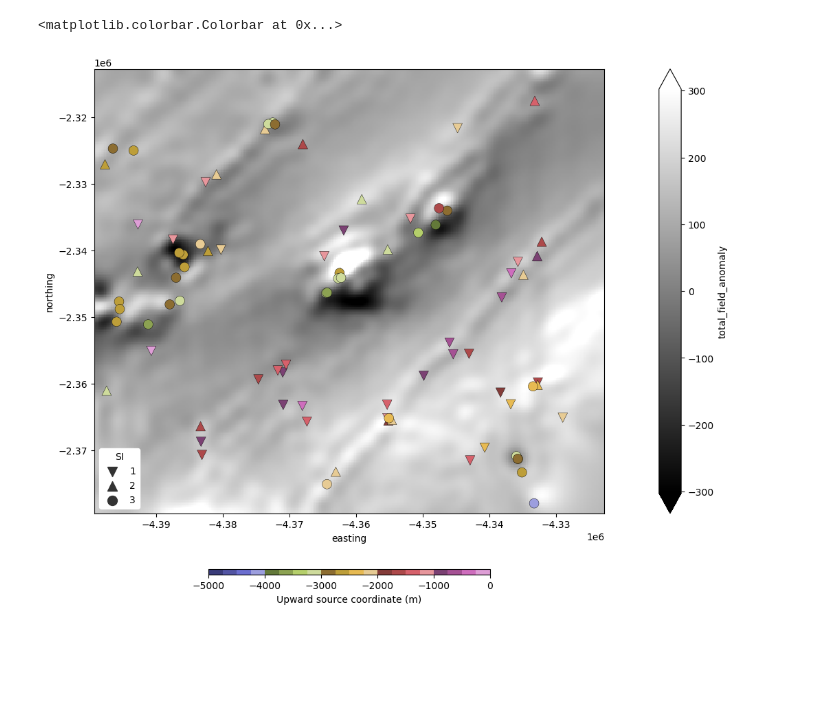
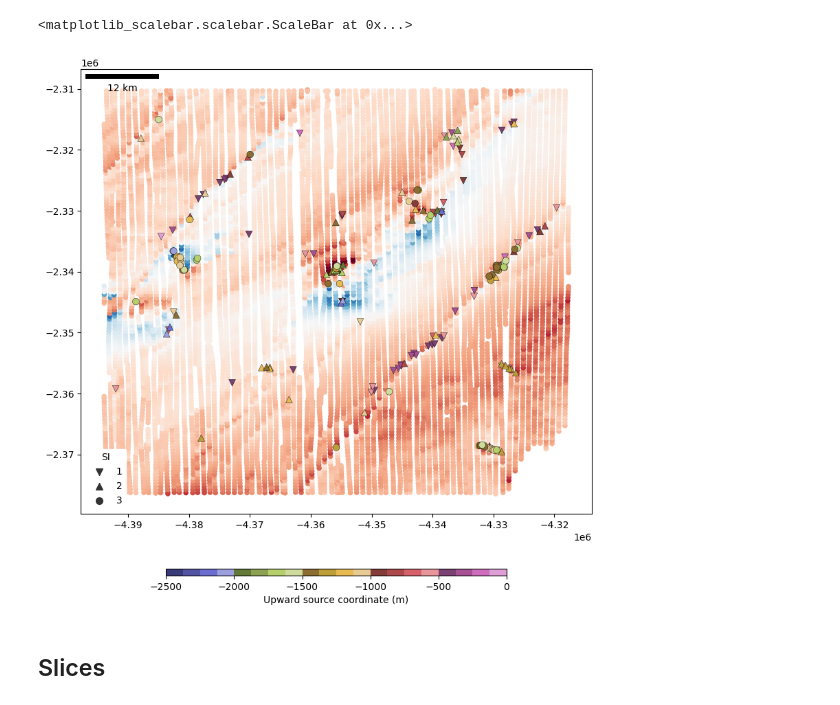
Before and after one commit to compgeolab/euler-inversion, a Jupyter notebook: code/real-data-application.ipynb, the cells around one changed output. Saved outputs shown, nothing was run; the diff lists cells and outputs as text; code cells hidden in the pictures; blank space fills up the shorter version.

Commit message:
Focus on the line data application and do some zooming

```diff
--- a/code/real-data-application.ipynb
+++ b/code/real-data-application.ipynb
@@ -13,5 +5,4 @@ import euler
 # %%
-data_dir = pathlib.Path("..") / "data"
-data = xr.load_dataset(data_dir / "rio-de-janeiro-magnetic.nc")
+data = pd.read_csv(data_dir / "rio-de-janeiro-magnetic.csv")
 data
 # %% [output]
@@ -36,12 +22,13 @@ window_step = window_size / 2
 # %%
 %%time
+window_size = 12e3
+window_step = window_size / 5
 ei = euler.EulerInversionWindowed(
     window_size=window_size,
     window_step=window_step,
-    keep=0.2,
-).fit_grid(
-    data,
-    data_names=("total_field_anomaly", "deriv_east", "deriv_north", "deriv_up"),
-    coordinate_names=("easting", "northing", "height"),
+    keep=0.1,
+).fit(
+    coordinates=(data.easting_m.values, data.northing_m.values, data.altitude_m.values),
+    data=(data.total_field_anomaly_nT.values, data.deriv_east.values, data.deriv_north.values, data.deriv_up.values),
 )
 # %% [output]
@@ -50,45 +37,62 @@ Wall time: 1.65 s
 # %%
 fig, ax = plt.subplots(1, 1, figsize=(10, 8), layout="constrained")
-scale = np.percentile(np.abs(data.total_field_anomaly), 99)
-tmp = data.total_field_anomaly.plot(ax=ax, vmin=-scale, vmax=scale, cmap="gray")
+scale = np.percentile(np.abs(data.total_field_anomaly_nT), 99.9)
+block_coords, block_mag = vd.BlockReduce(np.median, spacing=500).filter((data.easting_m, data.northing_m), data.total_field_anomaly_nT)
+ax.scatter(*block_coords, s=20, c=block_mag, vmin=-scale, vmax=scale, cmap="RdBu_r")
 ax.set_aspect("equal")
 markers = ["v", "^", "o"]
 labels = {}
-size = 100
-vmin, vmax = -5000, 0
+size = 50
+vmin, vmax = -2500, 0
 for si, marker in zip([1, 2, 3], markers):
     is_si = ei.structural_indices_ == si
     tmp = ax.scatter(
         *ei.locations_[:2, is_si],
         c=ei.locations_[2, is_si],
         s=size,
         marker=marker,
         vmin=vmin,
         vmax=vmax,
         edgecolors="black",
         linewidths=0.3,
         cmap="tab20b",
-        #cmap="inferno",
     )
     labels[si] = ax.scatter([], [], c="#333333", s=size, marker=marker)
 ax.legend(
     [labels[si] for si in sorted(labels)],
     sorted(labels),
     loc="lower left",
     framealpha=1,
     facecolor="#ffffff",
     edgecolor="#ffffff",
     title="SI",
 )
 fig.colorbar(
     tmp,
     ax=ax,
     aspect=50,
     pad=0.05,
     shrink=0.5,
     orientation="horizontal",
     label="Upward source coordinate (m)",
 )
+ax.add_artist(
+        ScaleBar(
+            dx=0.001,
+            fixed_value=window_size / 1000,
+            units="km",
+            location="upper left",
+            box_alpha=0,
+            color="black",
+            scale_loc="bottom",
+            width_fraction=0.01,
+            length_fraction=0.1,
+            pad=0.4,
+            scale_formatter=lambda value, unit: f"{value:.0f} {unit}",
+        )
+    )
 # %% [output]
-<matplotlib.colorbar.Colorbar at 0x...>
+<matplotlib_scalebar.scalebar.ScaleBar at 0x...>
-[figure, old version]
+[figure, new version]
+# %% [markdown]
+## Slices
```
Also changed, not shown: parts of 19 cells of this notebook, 6 other files.
